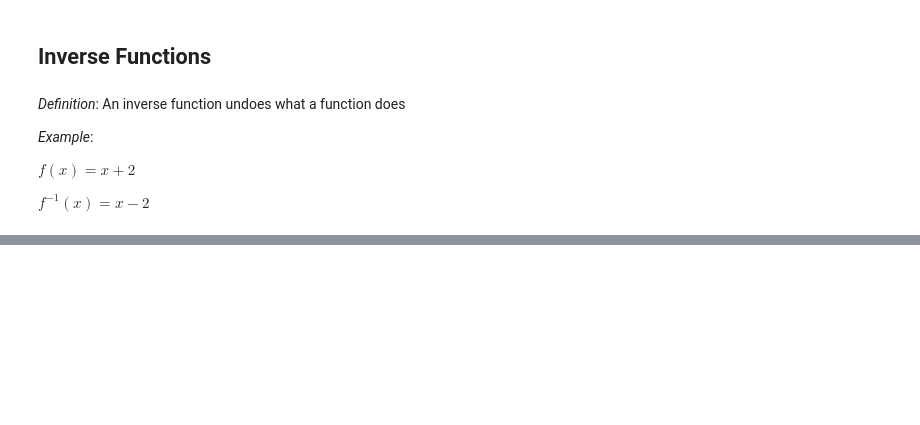
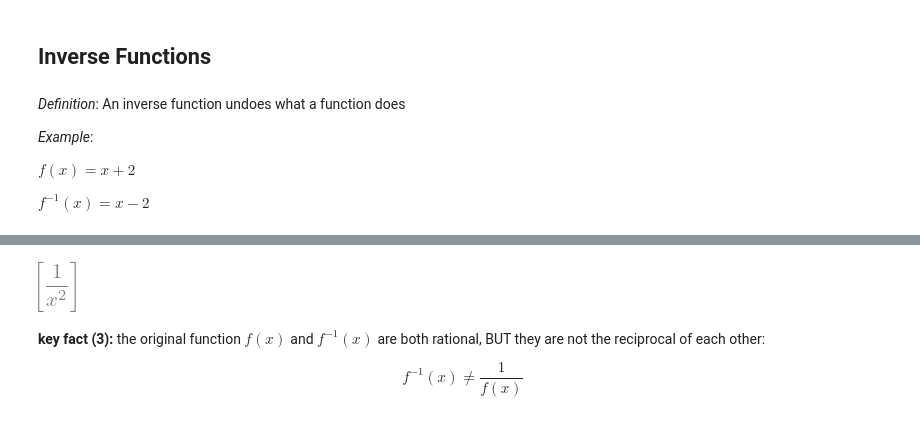
Before and after one commit to Fra0128/Symbolic-Mathematics-with-SymPy, a Jupyter notebook: 0_precalculus.ipynb, the cells around one changed output, grey strips where cells are left out. Saved outputs shown, nothing was run; the diff lists cells and outputs as text; code cells hidden in the pictures; blank space fills up the shorter version.

Commit message:
feat: add all key facts od inverse functions

```diff
--- a/0_precalculus.ipynb
+++ b/0_precalculus.ipynb
@@ -232,4 +234,0 @@ $f^{-1}(x) = x - 2$
-# %%
-x, y = symbols('x y')
-y = x
-plot(y)
@@ -238,0 +235,11 @@ plot(y)
+# %%
+f = x**2
+fInv = Symbol("f^-1")           # define a symbol for the inverse
+inv = solve(f * fInv - 1, fInv) # solve for f * fInv == 1
+inv
+# %% [output]
+[figure, added]
+# %% [markdown]
+**key fact (3):** the original function $f(x)$ and $f^{-1}(x)$ are both rational, BUT they are not the reciprocal of each other:
+
+$$f^{-1}(x) \neq \frac{1}{f(x)}$$
```
Also changed, not shown: parts of 3 cells of this notebook.
